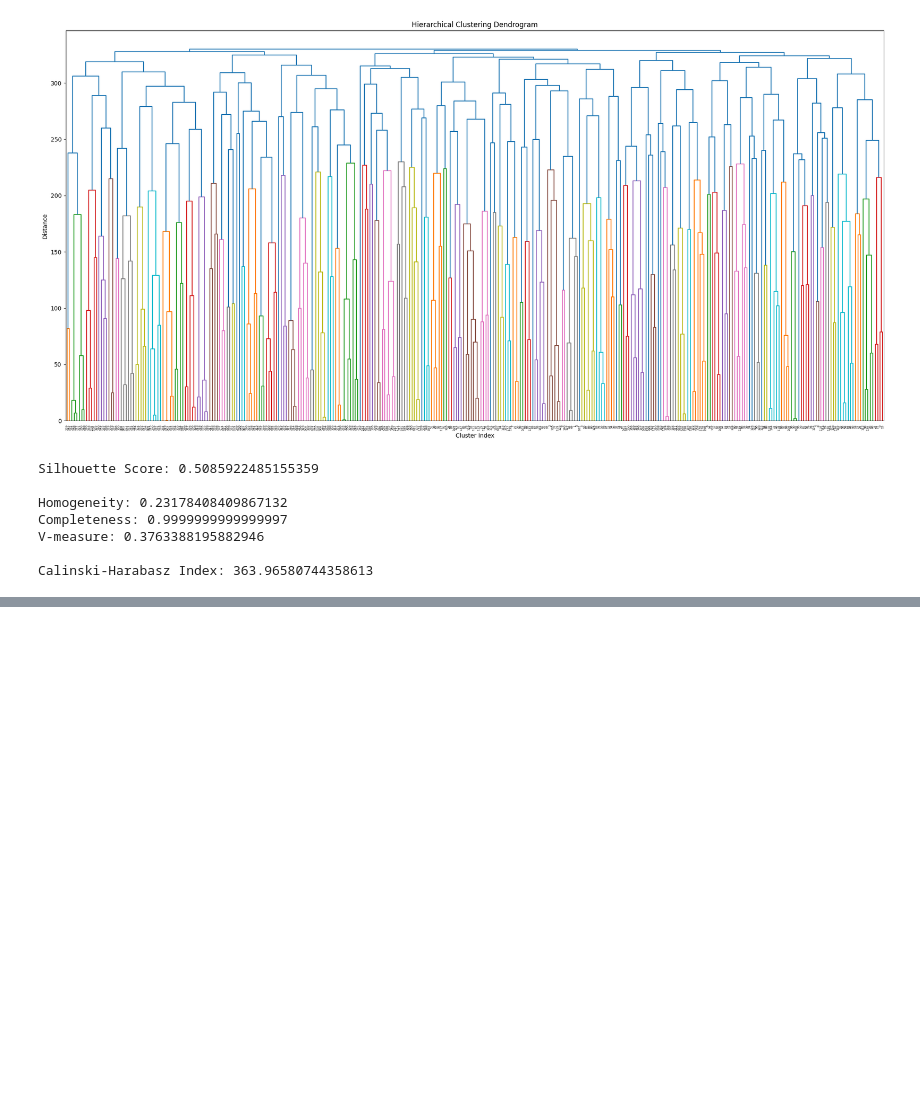
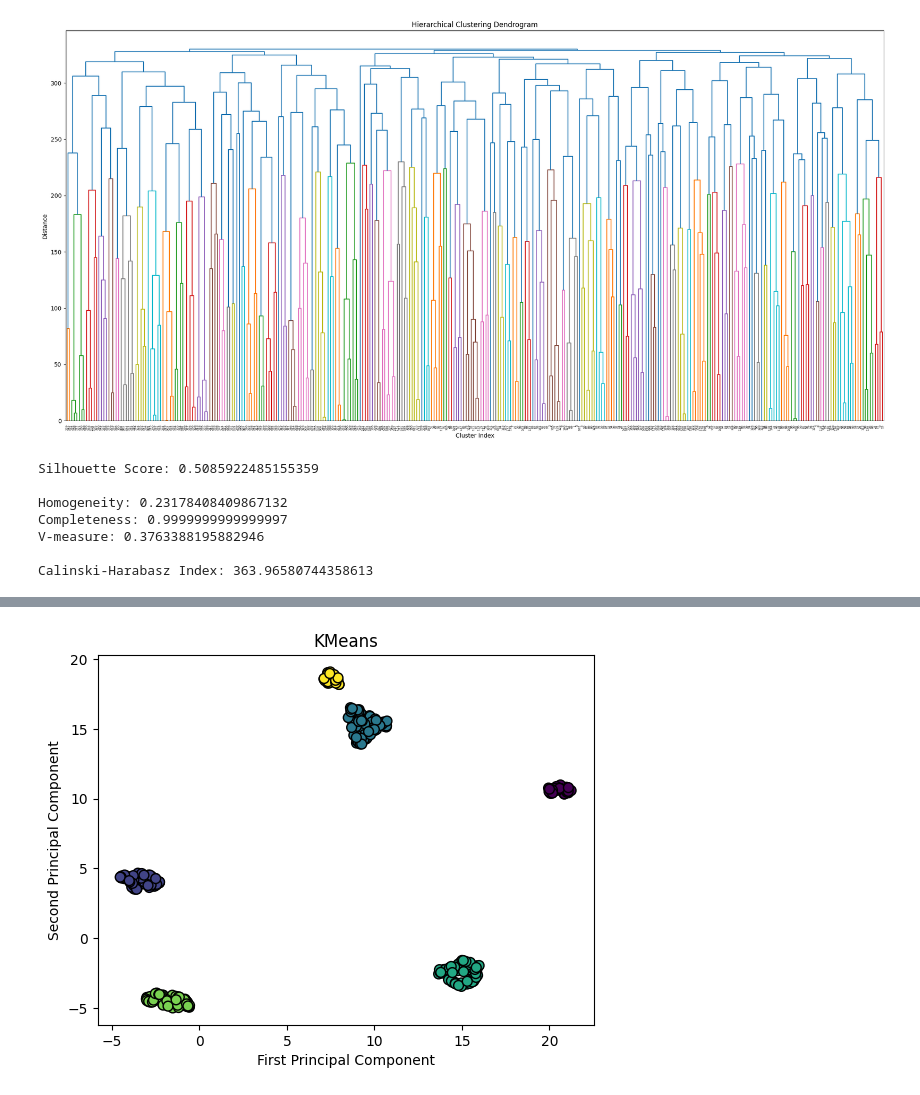
Before and after one commit to InnerShadow/DS, a Jupyter notebook: HW2/Clustering.ipynb, the cells around one changed output, grey strips where cells are left out. Saved outputs shown, nothing was run; the diff lists cells and outputs as text; code cells hidden in the pictures; blank space fills up the shorter version.

```diff
--- a/HW2/Clustering.ipynb
+++ b/HW2/Clustering.ipynb
@@ -220,0 +388,12 @@ Calinski-Harabasz Index: 363.96580744358613
+# %%
+# Try K-means
+kmeans = KMeans(n_clusters = 6, random_state = 42)
+kmeans_labels = kmeans.fit_predict(penguins_umap)
+
+plt.scatter(penguins_umap[:, 0], penguins_umap[:, 1], c = kmeans_labels, cmap = "viridis", s = 50, marker = 'o', edgecolors = 'black')
+plt.xlabel("First Principal Component")
+plt.ylabel("Second Principal Component")
+plt.title('KMeans')
+plt.show()
+# %% [output]
+[figure, added]
```
Also changed, not shown: parts of 21 cells of this notebook, 1 other file.
